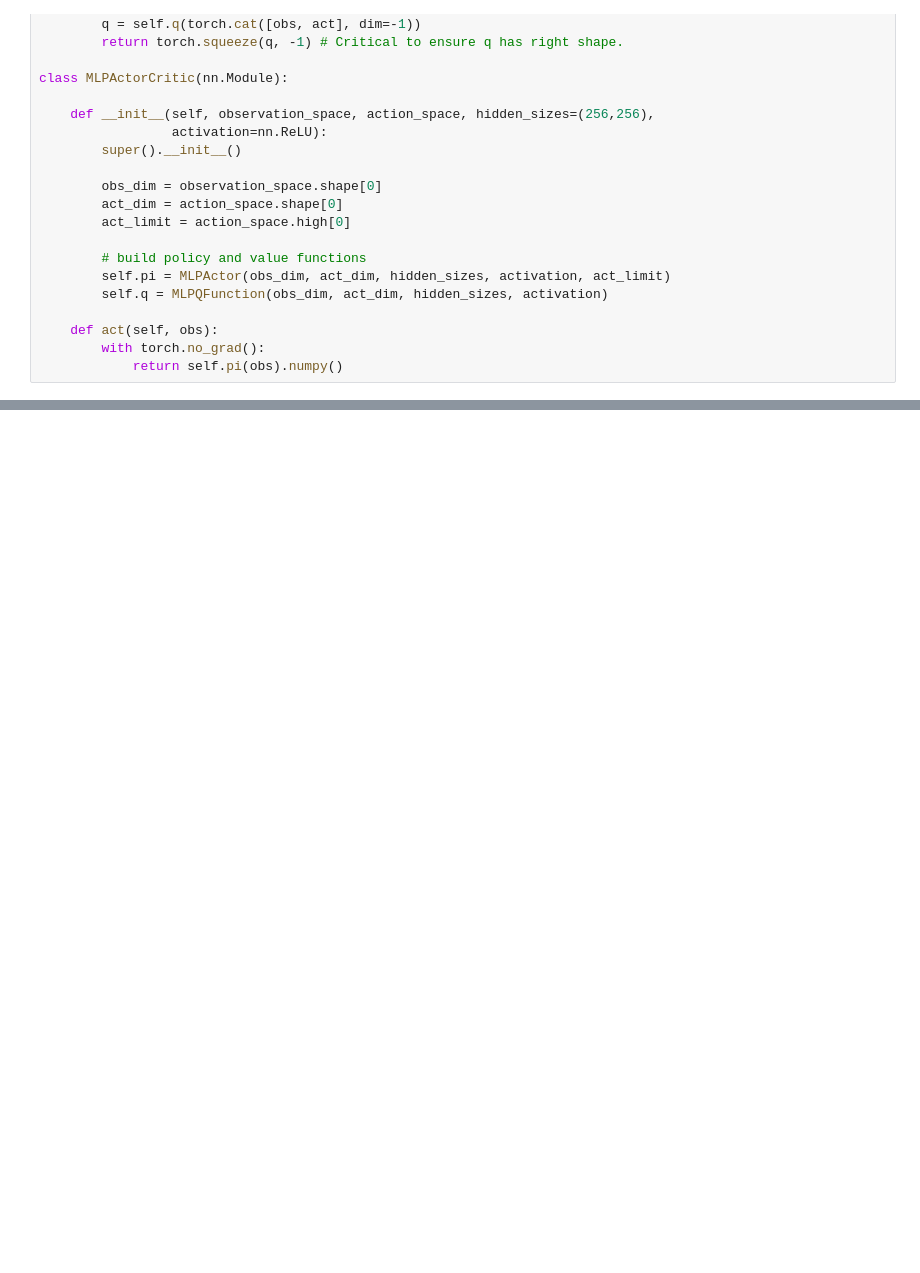
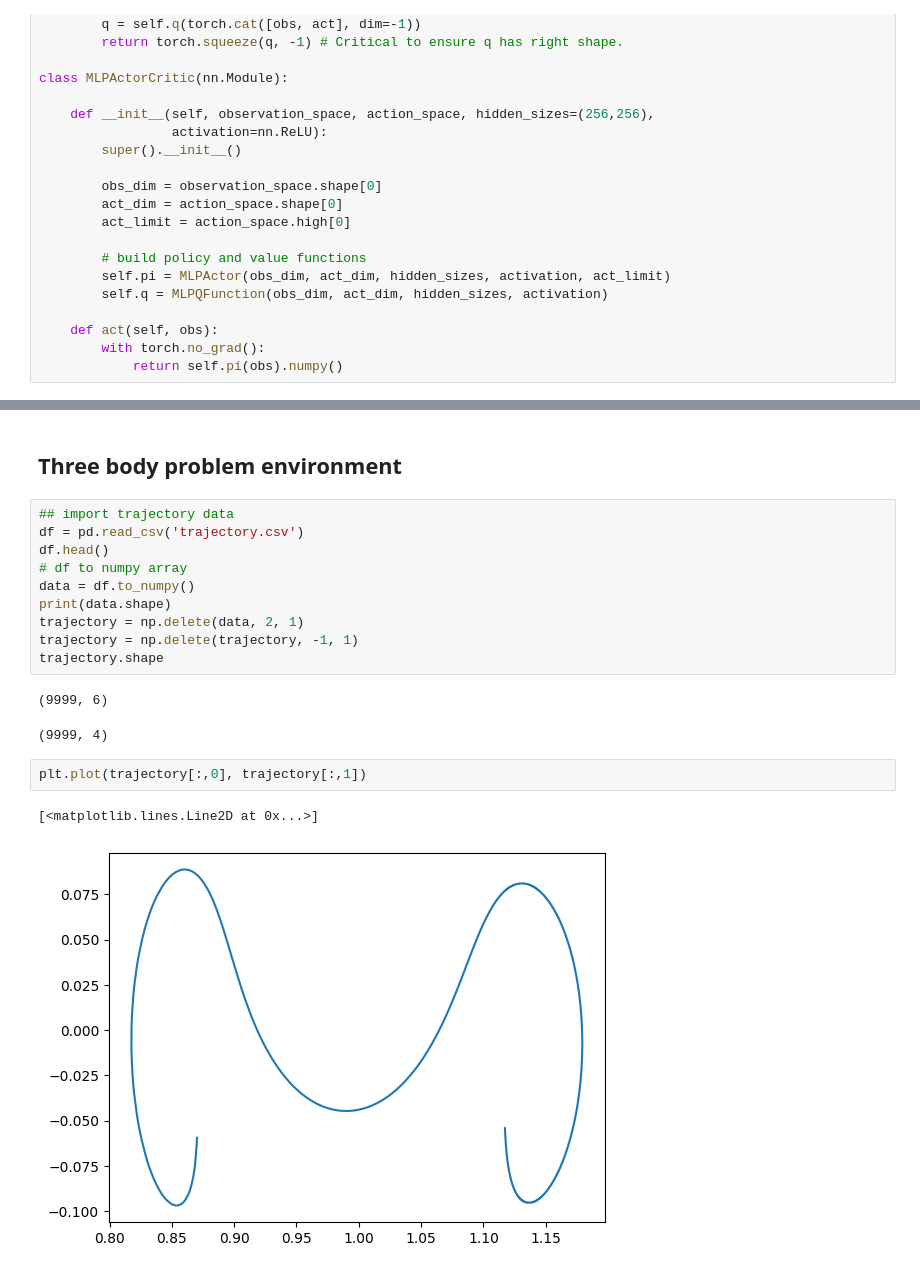
Before and after one commit to alibaniasad1999/DGDDPG, a Jupyter notebook: Code/DDPG_TBP.ipynb, the cells around one changed output, grey strips where cells are left out. Cells and saved outputs as stored; diff of their text form; blank space fills up the shorter version.

```diff
--- a/Code/DDPG_TBP.ipynb
+++ b/Code/DDPG_TBP.ipynb
@@ -562,0 +396,20 @@ class DDPG:
+# %% [markdown]
+## Three body problem environment
+# %%
+## import trajectory data
+df = pd.read_csv('trajectory.csv')
+df.head()
+# df to numpy array
+data = df.to_numpy()
+print(data.shape)
+trajectory = np.delete(data, 2, 1)
+trajectory = np.delete(trajectory, -1, 1)
+trajectory.shape
+# %% [output]
+(9999, 6)
+(9999, 4)
+# %%
+plt.plot(trajectory[:,0], trajectory[:,1])
+# %% [output]
+[<matplotlib.lines.Line2D at 0x...>]
+[figure, added]
```
Also changed, not shown: parts of 9 cells of this notebook.
